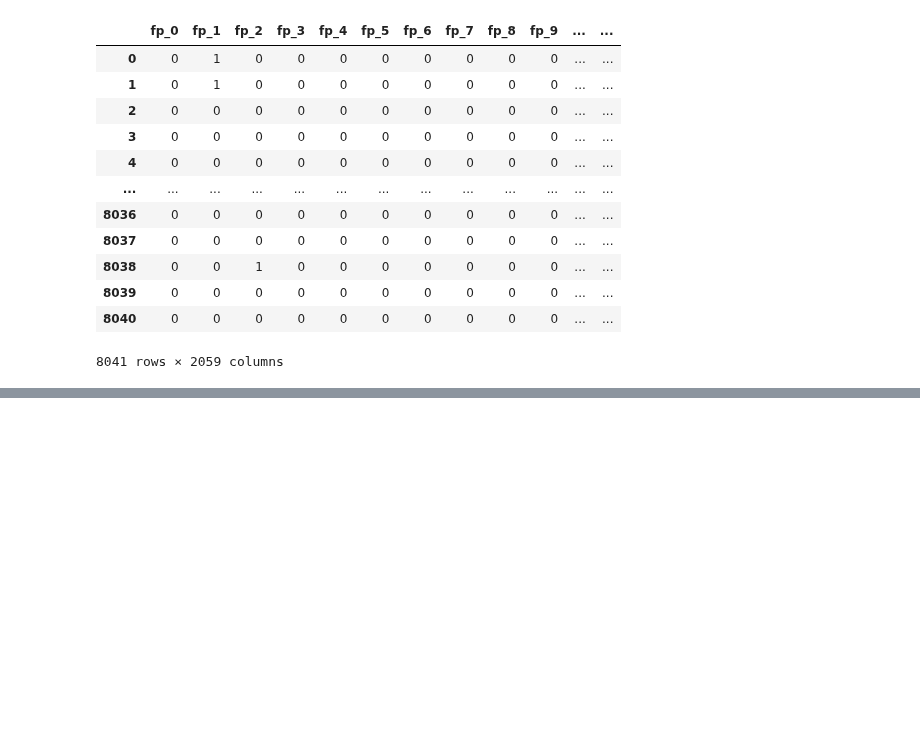
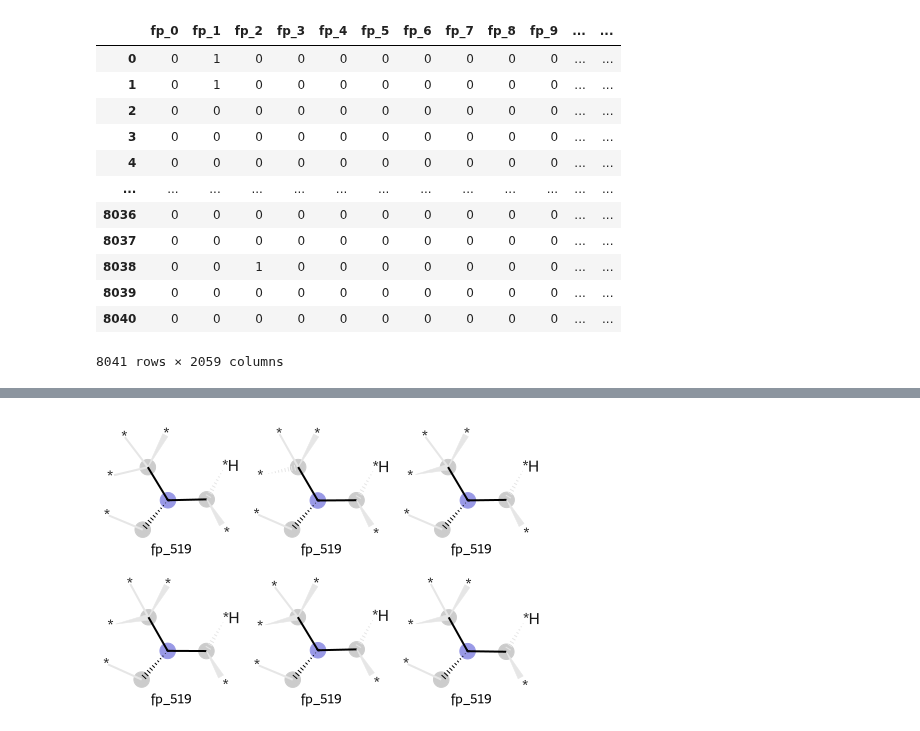
Before and after one commit to jungeun1228/2026_02_Tox21_ML_DL, a Jupyter notebook: 2026_Tox21_Traditional_ML.ipynb, the cells around one changed output, grey strips where cells are left out. Saved outputs shown, nothing was run; the diff lists cells and outputs as text; code cells hidden in the pictures; blank space fills up the shorter version.

```diff
--- a/2026_Tox21_Traditional_ML.ipynb
+++ b/2026_Tox21_Traditional_ML.ipynb
@@ -3098,0 +3147,25 @@ fp_features.reverse() # 원본 리스트 자체를 뒤집기
+# %%
+# Visually check which fingerprint contributed
+# Draw fingerprint bit (local environment)
+from rdkit import Chem
+from rdkit.Chem import AllChem, Draw
+
+bit = 519
+radius, nbits = 2, 2048   # ← X 생성 때 쓴 값으로 맞추기
+
+# 이 bit이 켜진 compound들을 test set SMILES에서 찾아 대표 예시 시각화
+examples = []
+for smi in test_df['canonical_smiles']:          # SMILES 컬럼명 맞춰서
+    mol = Chem.MolFromSmiles(smi)
+    if mol is None:
+        continue
+    bi = {}
+    AllChem.GetMorganFingerprintAsBitVect(mol, radius, nBits=nbits, bitInfo=bi)
+    if bit in bi:
+        examples.append((mol, bit, bi))
+    if len(examples) >= 6:
+        break
+
+Draw.DrawMorganBits(examples, molsPerRow=3,
+                    legends=[f'fp_{bit}'] * len(examples))
+# %% [output]
@@ -3099 +3189,2 @@ fp_features.reverse() # 원본 리스트 자체를 뒤집기
+[figure, added]
 # %%
```
Also changed, not shown: parts of 91 cells of this notebook.
